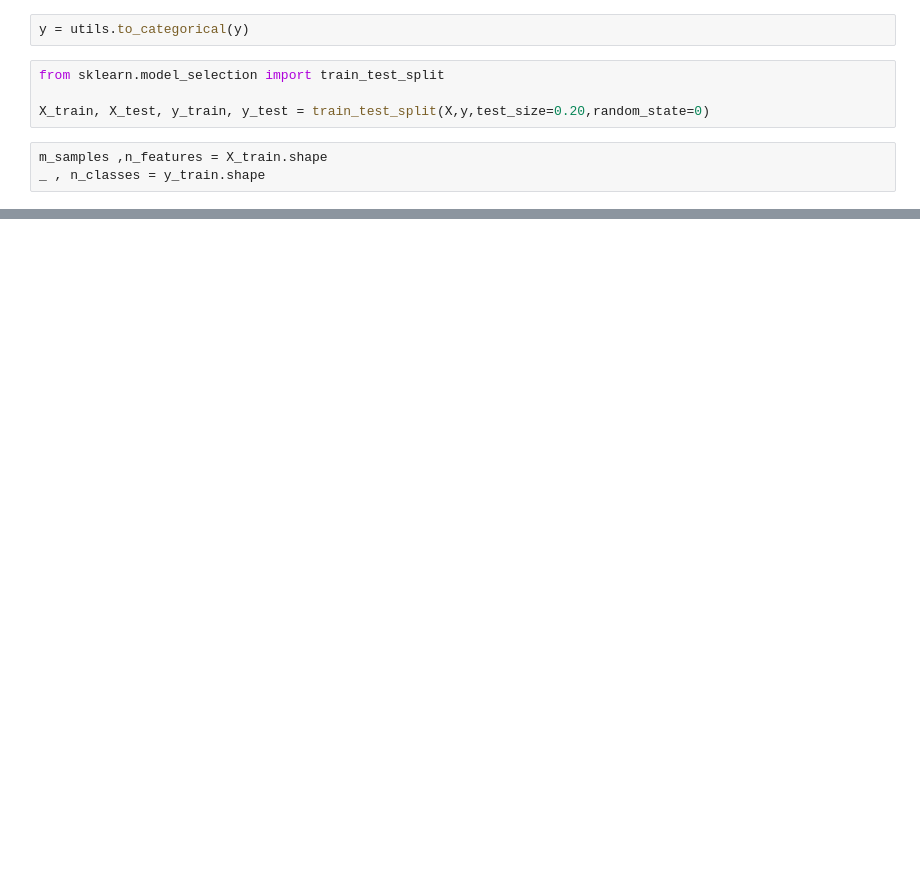
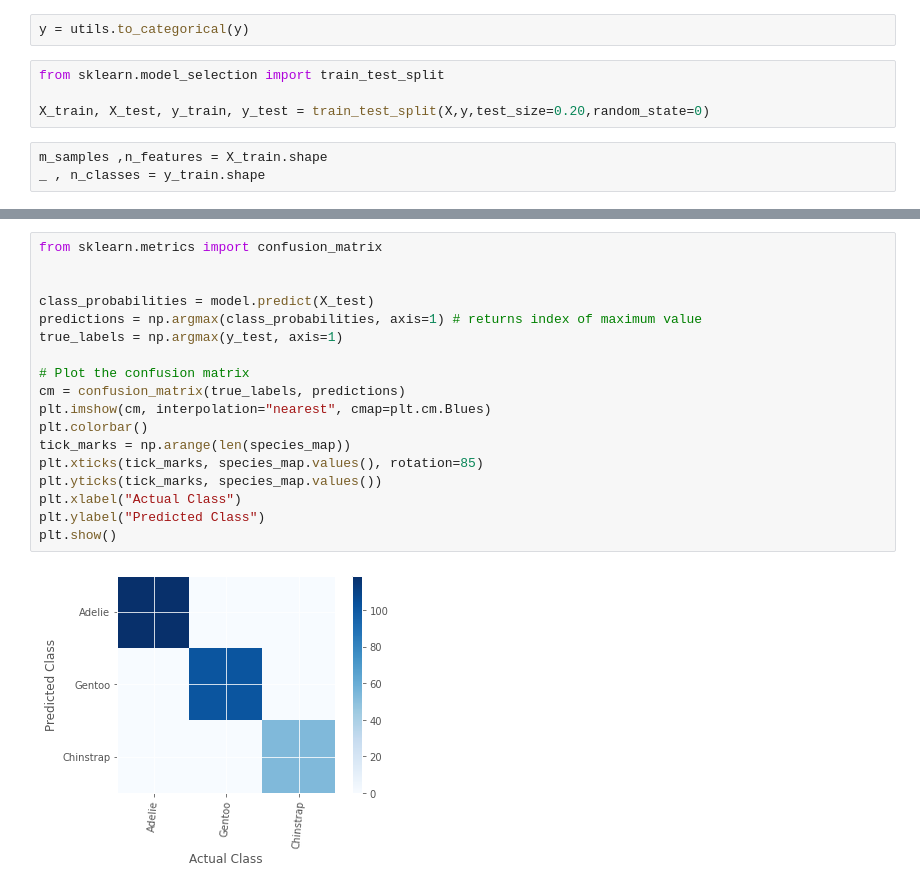
Before and after one commit to NishantBaheti/Azure-DataScience, a Jupyter notebook: DeepNeuralNetwork_Tensorflow.ipynb, the cells around one changed output, grey strips where cells are left out. Drawn from its saved outputs; the diff is of its cells as text; blank space fills up the shorter version.

```diff
--- a/DeepNeuralNetwork_Tensorflow.ipynb
+++ b/DeepNeuralNetwork_Tensorflow.ipynb
@@ -143,0 +171,20 @@ array([[1.00000000e+00, 1.11732993e-17, 4.21249191e-20],
+# %%
+from sklearn.metrics import confusion_matrix
+
+
+class_probabilities = model.predict(X_test)
+predictions = np.argmax(class_probabilities, axis=1) # returns index of maximum value
+true_labels = np.argmax(y_test, axis=1)
+
+# Plot the confusion matrix
+cm = confusion_matrix(true_labels, predictions)
+plt.imshow(cm, interpolation="nearest", cmap=plt.cm.Blues)
+plt.colorbar()
+tick_marks = np.arange(len(species_map))
+plt.xticks(tick_marks, species_map.values(), rotation=85)
+plt.yticks(tick_marks, species_map.values())
+plt.xlabel("Actual Class")
+plt.ylabel("Predicted Class")
+plt.show()
+# %% [output]
+[figure, added]
```
Also changed, not shown: parts of 14 cells of this notebook, 32 other files.
